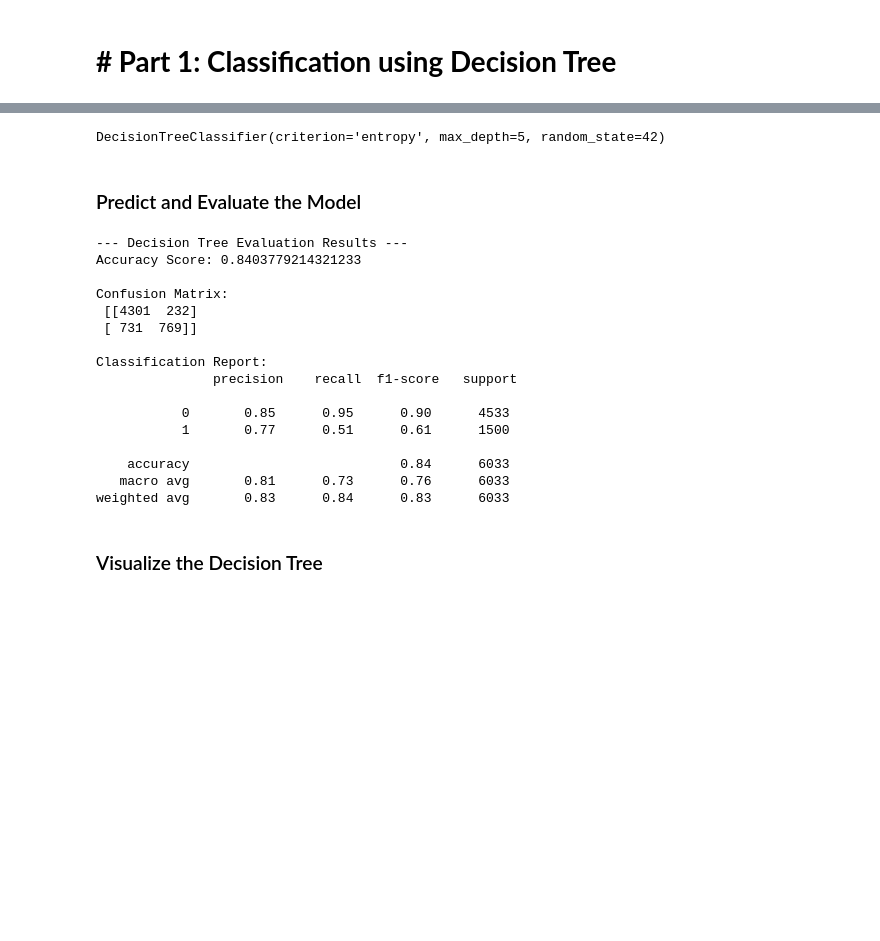
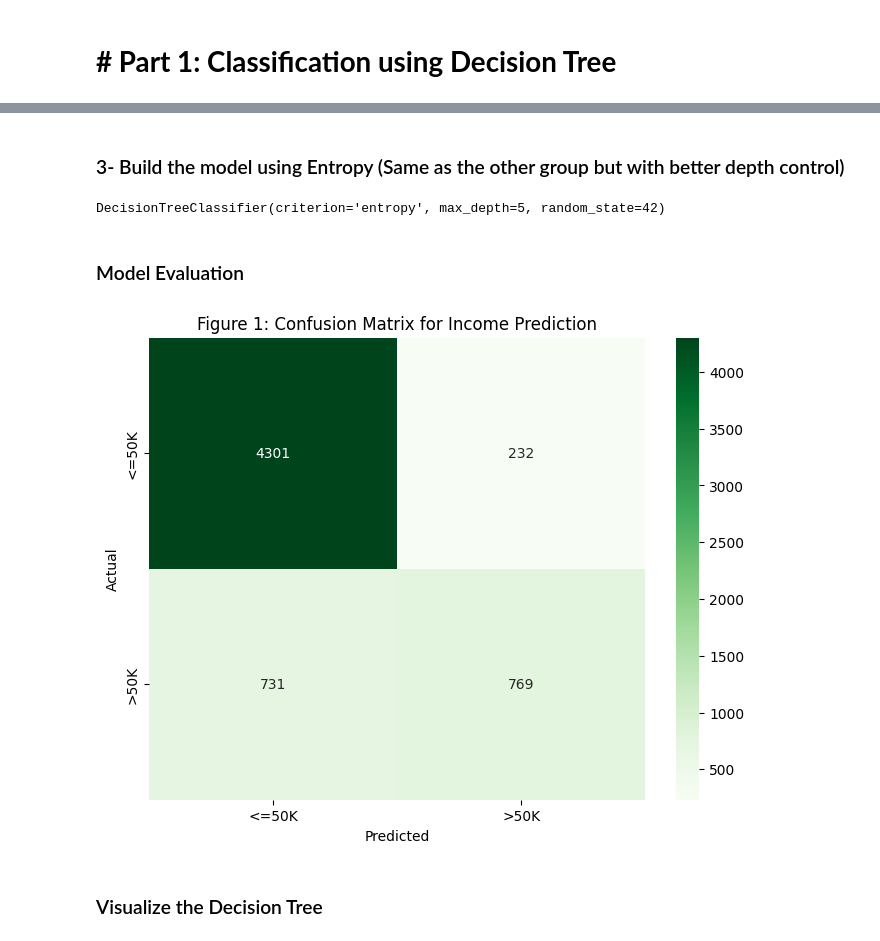
Before and after one commit to Non8q/IT326-Adult-Census-Income, a Jupyter notebook: Phase3.ipynb, the cells around one changed output, grey strips where cells are left out. Drawn from its saved outputs; the diff is of its cells as text; code cells hidden in the pictures; blank space fills up the shorter version.

```diff
--- a/Phase3.ipynb
+++ b/Phase3.ipynb
@@ -10,6 +10,3 @@ from sklearn.metrics import classification_report, confusion_matrix, accuracy_sc
 from sklearn.cluster import KMeans
 # %%
 df = pd.read_csv("Preprocessed_dataset.csv")
-# %%
-if 'Unnamed: 0' in df.columns:
-    df = df.drop('Unnamed: 0', axis=1)
@@ -29,33 +24,23 @@ X_train, X_test, y_train, y_test = train_test_split(X, y, test_size=0.20, random
+# %% [markdown]
+### 3- Build the model using Entropy (Same as the other group but with better depth control)
 # %%
 clf = DecisionTreeClassifier(criterion='entropy', max_depth=5, random_state=42)
 clf.fit(X_train, y_train)
 # %% [output]
 DecisionTreeClassifier(criterion='entropy', max_depth=5, random_state=42)
-# %% [markdown]
-### Predict and Evaluate the Model
-# %%
-y_pred = clf.predict(X_test)
-print("--- Decision Tree Evaluation Results ---")
-print("Accuracy Score:", accuracy_score(y_test, y_pred))
-print("\nConfusion Matrix:\n", confusion_matrix(y_test, y_pred))
-print("\nClassification Report:\n", classification_report(y_test, y_pred))
-# %% [output]
---- Decision Tree Evaluation Results ---
-Accuracy Score: 0.8403779214321233
-
-Confusion Matrix:
- [[4301  232]
- [ 731  769]]
-
-Classification Report:
-               precision    recall  f1-score   support
-
-           0       0.85      0.95      0.90      4533
-           1       0.77      0.51      0.61      1500
-
-    accuracy                           0.84      6033
-   macro avg       0.81      0.73      0.76      6033
-weighted avg       0.83      0.84      0.83      6033
+# %% [markdown]
+### Model Evaluation
+# %%
+y_pred = clf.predict(X_test)
+plt.figure(figsize=(8, 6))
+cm = confusion_matrix(y_test, y_pred)
+sns.heatmap(cm, annot=True, fmt='d', cmap='Greens', xticklabels=['<=50K', '>50K'], yticklabels=['<=50K', '>50K'])
+plt.title('Figure 1: Confusion Matrix for Income Prediction')
+plt.xlabel('Predicted')
+plt.ylabel('Actual')
+plt.show()
+# %% [output]
+[figure, added]
 # %% [markdown]
 ### Visualize the Decision Tree
 # %%
```
Also changed, not shown: parts of 6 cells of this notebook.
